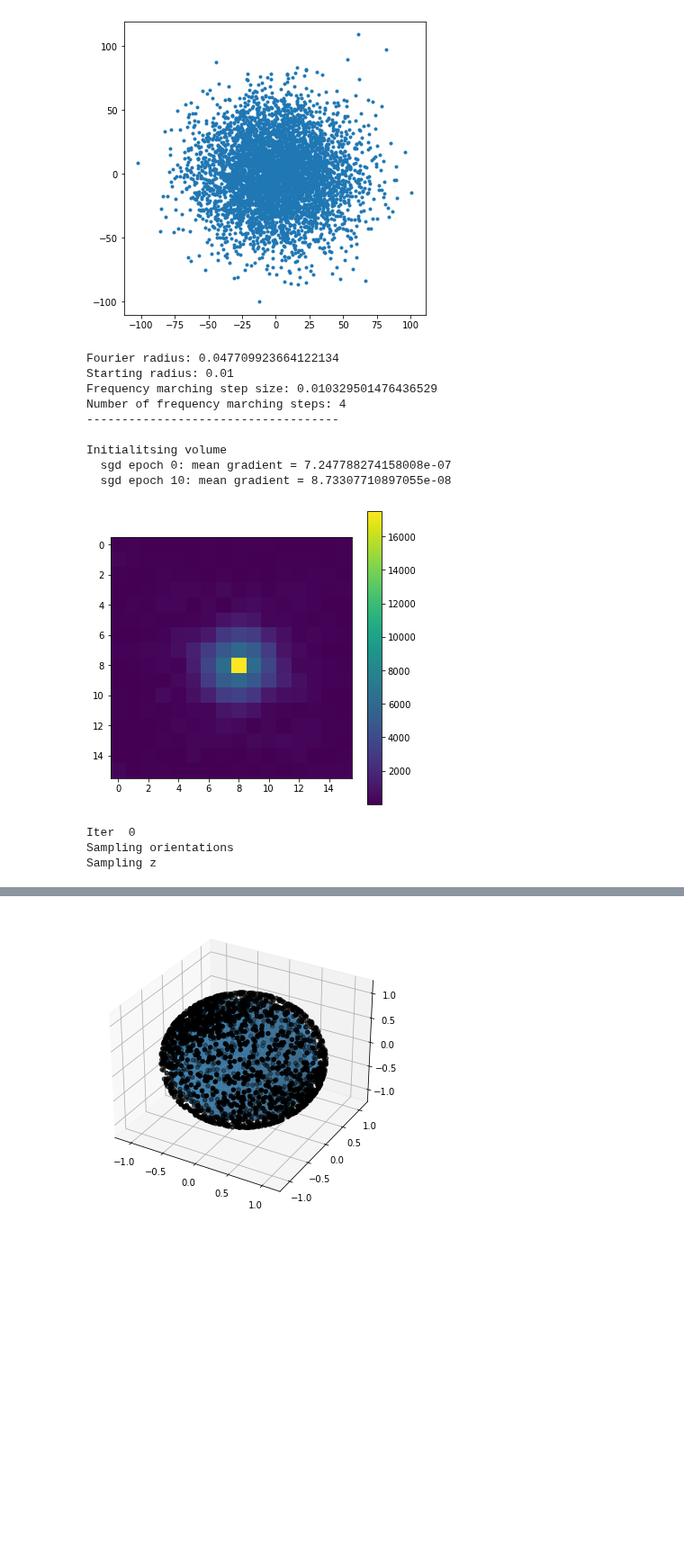
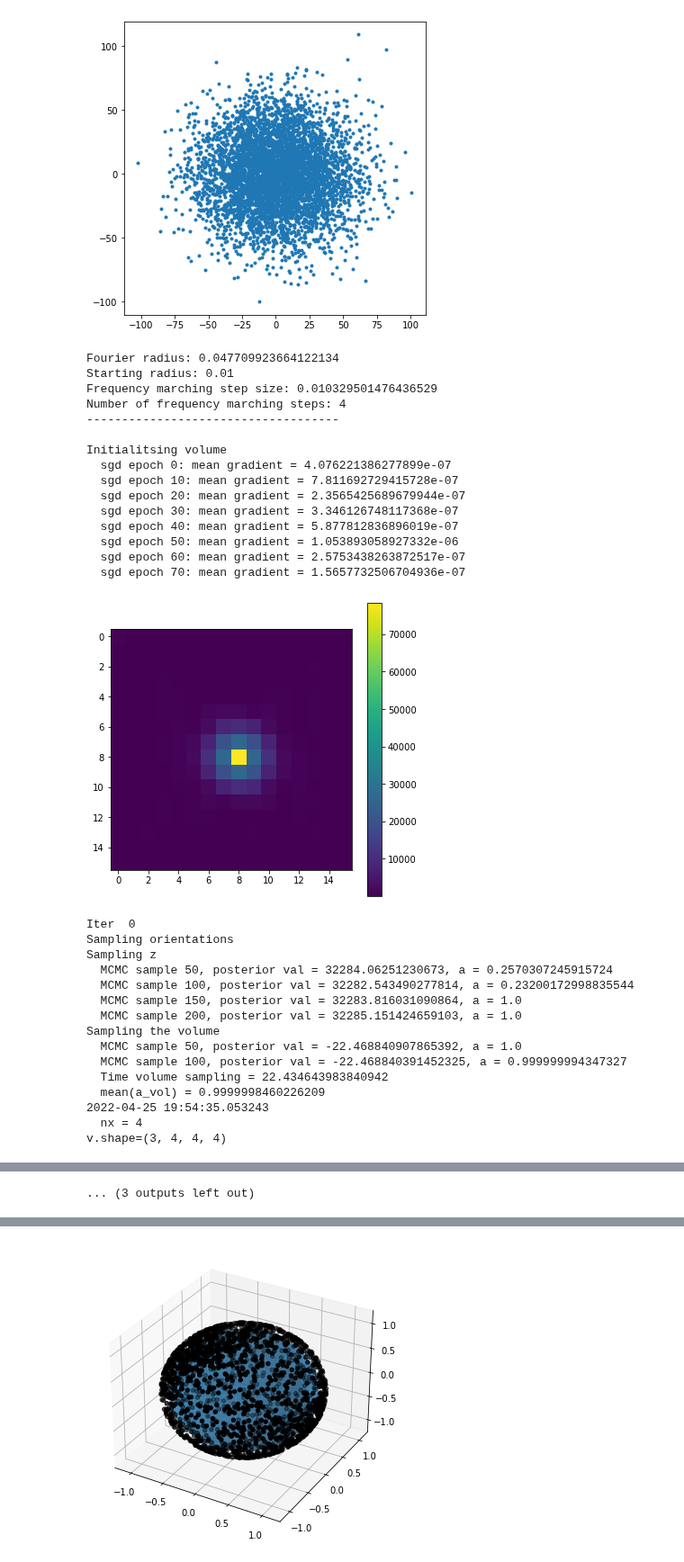
Before and after one commit to bogdantoader/simplecryoem, a Jupyter notebook: nb/Reconstruction_data.ipynb, the cells around one changed output, grey strips where cells are left out. Shown at 90% size. Cells and saved outputs as stored; diff of their text form; code cells hidden in the pictures; blank space fills up the shorter version.

Commit message:
ab initio code running okish with vol and z, next: fix orientations sampling

```diff
--- a/nb/Reconstruction_data.ipynb
+++ b/nb/Reconstruction_data.ipynb
@@ -380,6 +380,10 @@ shifts0 = shifts_batch
 z0 = None
 #sigma_noise = jnp.ones(sigma_noise.shape)
 
+# Class assignment parameters
+K = 3
+alpha_d = 10*jnp.ones(K)
+
 v_rec, angles_rec, shifts_rec = ab_initio_mcmc(key,
                                    project,
                                    rotate_and_interpolate,
@@ -392,36 +396,56 @@ v_rec, angles_rec, shifts_rec = ab_initio_mcmc(key,
                                    angles0,
                                    shifts0,
                                    z0,
                                    N_iter,
                                    sgd_learning_rate,
                                    sgd_batch_size,
                                    N_samples_vol,
                                    N_samples_angles_global,
                                    N_samples_angles_local,
                                    N_samples_shifts,
                                    N_samples_z,
                                    dt_list_hmc,
                                    sigma_perturb_list,
                                    L_hmc,
                                    radius0,
                                    None,
                                    alpha,
                                    eps_init,
                                    B_list,
+                                   K,
+                                   alpha_d,
                                    freq_marching_step_iters,
                                    'tri',
                                    True, True, True, True, out_dir)
 # %% [output]
 Fourier radius: 0.047709923664122134
 Starting radius: 0.01
 Frequency marching step size: 0.010329501476436529
 Number of frequency marching steps: 4
 ------------------------------------
 
 Initialitsing volume
-  sgd epoch 0: mean gradient = 7.247788274158008e-07
-  sgd epoch 10: mean gradient = 8.73307710897055e-08
+  sgd epoch 0: mean gradient = 4.076221386277899e-07
+  sgd epoch 10: mean gradient = 7.811692729415728e-07
+  sgd epoch 20: mean gradient = 2.3565425689679944e-07
+  sgd epoch 30: mean gradient = 3.346126748117368e-07
+  sgd epoch 40: mean gradient = 5.877812836896019e-07
+  sgd epoch 50: mean gradient = 1.053893058927332e-06
+  sgd epoch 60: mean gradient = 2.5753438263872517e-07
+  sgd epoch 70: mean gradient = 1.5657732506704936e-07
-[figure, old version]
+[figure, new version]
 Iter  0
 Sampling orientations
 Sampling z
+  MCMC sample 50, posterior val = 32284.06251230673, a = 0.2570307245915724
+  MCMC sample 100, posterior val = 32282.543490277814, a = 0.23200172998835544
+  MCMC sample 150, posterior val = 32283.816031090864, a = 1.0
+  MCMC sample 200, posterior val = 32285.151424659103, a = 1.0
+Sampling the volume
+  MCMC sample 50, posterior val = -22.468840907865392, a = 1.0
+  MCMC sample 100, posterior val = -22.468840391452325, a = 0.999999994347327
+  Time volume sampling = 22.434643983840942
+  mean(a_vol) = 0.9999998460226209
+2022-04-25 19:54:35.053243
+  nx = 4
+v.shape=(3, 4, 4, 4)
@@ -428,0 +509 @@ NameError: name 'proposal_z_batch_correct' is not defined
+... (3 outputs left out)
```
Also changed, not shown: parts of 3 cells of this notebook, 1 other file.
